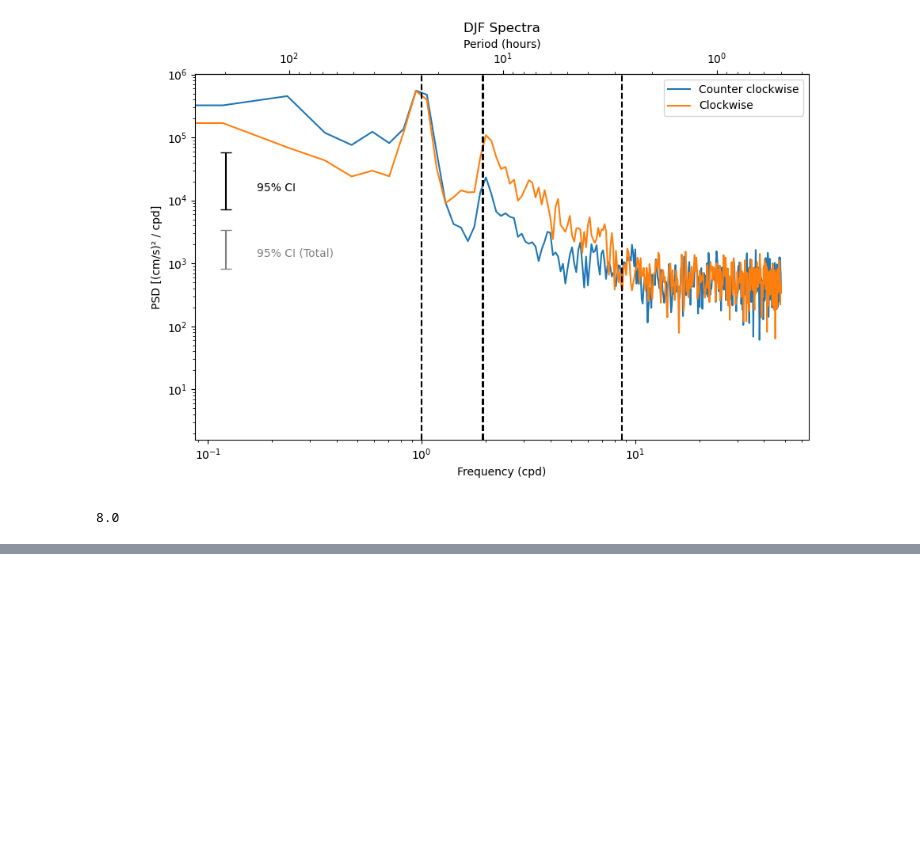
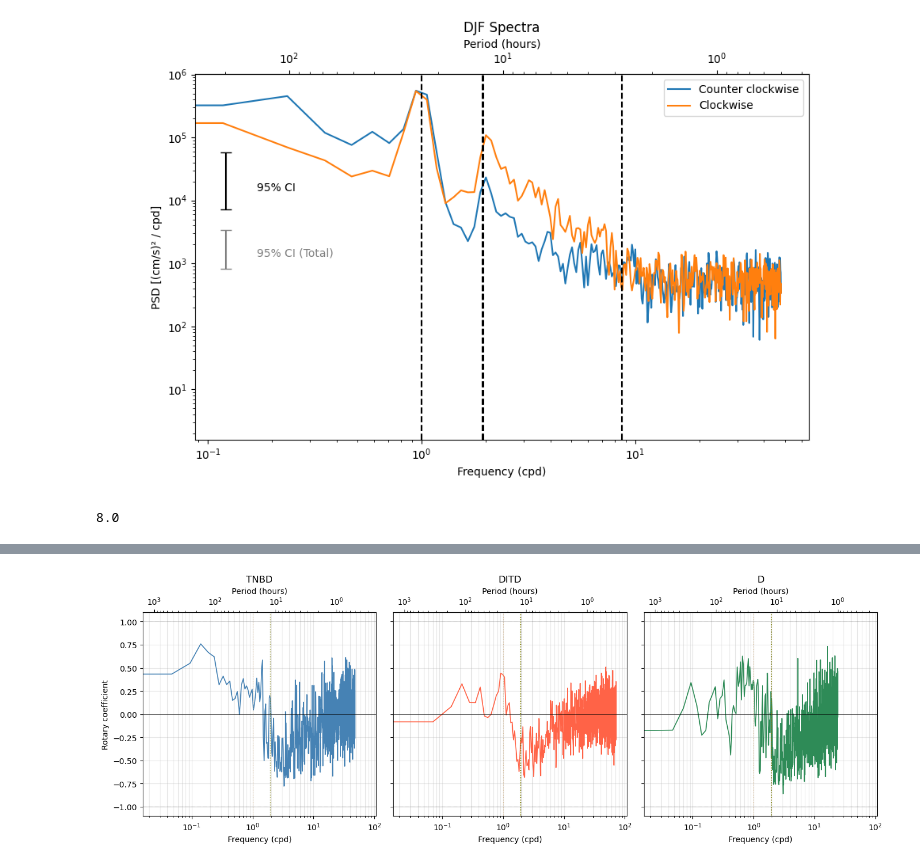
Before and after one commit to MackenzieBlanusa/TNB_tools, a Jupyter notebook: MastersThesis/rotaryspectra_ctd - Copy.ipynb, the cells around one changed output, grey strips where cells are left out. Drawn from its saved outputs; the diff is of its cells as text; code cells hidden in the pictures; blank space fills up the shorter version.

```diff
--- a/MastersThesis/rotaryspectra_ctd - Copy.ipynb
+++ b/MastersThesis/rotaryspectra_ctd - Copy.ipynb
@@ -545,0 +706,30 @@ Type:      function
+# %%
+fig, axes = plt.subplots(1, 3, figsize=(14, 5), sharey=True, sharex=True)
+
+for ax, (name, sp) in zip(axes, spectra_full.items()):
+    freq  = sp['freq']
+    color = moorings[name]['color']
+
+    ax.semilogx(freq, sp['Cr'], color=color, linewidth=1.2)
+    ax.axhline(0,  color='k', linewidth=0.5)
+    ax.axhline( 1, color='k', linewidth=0.3, linestyle=':')
+    ax.axhline(-1, color='k', linewidth=0.3, linestyle=':')
+    ax.axvline(f_iner,  color='gray',  linestyle=':', linewidth=0.8)
+    ax.axvline(f_M2,    color='olive', linestyle=':', linewidth=0.8)
+    ax.axvline(f_diurn, color='tan',   linestyle=':', linewidth=0.8)
+
+    ax.set_ylim(-1.1, 1.1)
+    ax.set_title(moorings[name]['label'])
+    ax.set_xlabel('Frequency (cpd)')
+    ax.grid(True, which='both', alpha=0.3)
+
+    secax = ax.secondary_xaxis('top', functions=(lambda f: 24/f, lambda t: 24/t))
+    secax.set_xlabel('Period (hours)')
+
+axes[0].set_ylabel('Rotary coefficient')
+# plt.suptitle('Rotary coefficient — full record', y=1.02)
+plt.tight_layout()
+# plt.savefig('moorings_2018_rotarycoefficient.png', dpi=400)
+plt.show()
+# %% [output]
+[figure, added]
```
Also changed, not shown: parts of 20 cells of this notebook, 1 other file.
